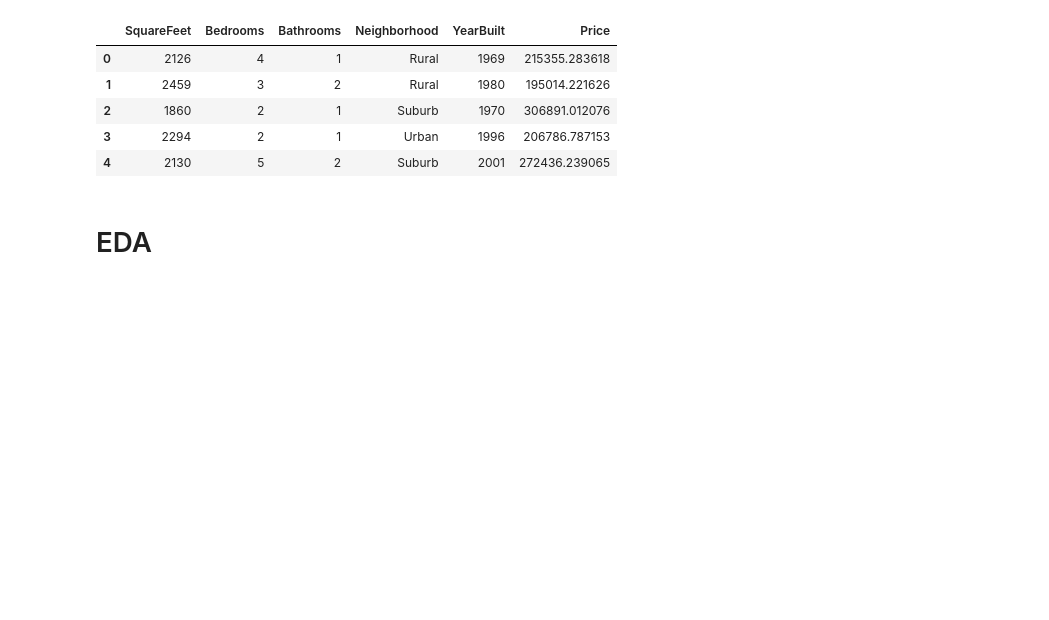
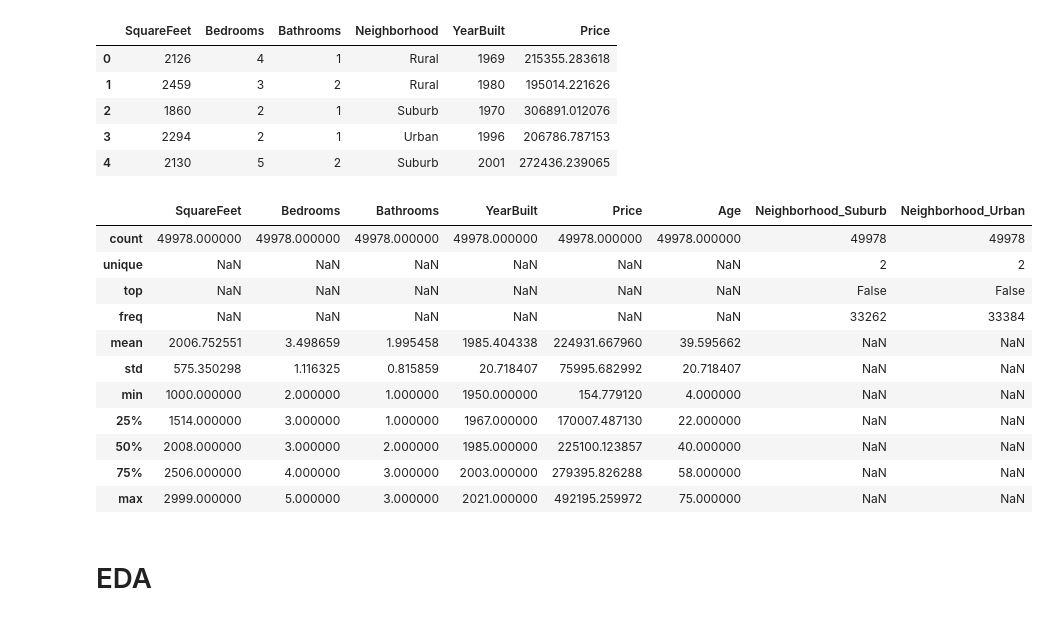
Before and after one commit to Purnimabhattrai/Agentic_AI, a Jupyter notebook: Chapter2_Review_of_ML_Concepts.ipynb, the cells around one changed output. Cells and saved outputs as stored; diff of their text form; code cells hidden in the pictures; blank space fills up the shorter version.

Commit message:
Liner Regression o housing data

```diff
--- a/Chapter2_Review_of_ML_Concepts.ipynb
+++ b/Chapter2_Review_of_ML_Concepts.ipynb
@@ -368,5 +378,5 @@ Archive:  /content/archive.zip
 # %%
-house_price_df = pd.read_csv("/content/housing_price_dataset.csv")
+house_price_df = pd.read_csv("./content/housing_price_dataset.csv")
 # %%
 house_price_df.head()
 # %% [output]
@@ -376,6 +386,21 @@ house_price_df.head()
 | 2 | 1860 | 2 | 1 | Suburb | 1970 | 306891.012076 |
 | 3 | 2294 | 2 | 1 | Urban | 1996 | 206786.787153 |
 | 4 | 2130 | 5 | 2 | Suburb | 2001 | 272436.239065 |
+# %%
+house_price_df.describe(include='all')
+# %% [output]
+|  | SquareFeet | Bedrooms | Bathrooms | YearBuilt | Price | Age | Neighborhood_Suburb | Neighborhood_Urban |
+| count | 49978.000000 | 49978.000000 | 49978.000000 | 49978.000000 | 49978.000000 | 49978.000000 | 49978 | 49978 |
+| unique | NaN | NaN | NaN | NaN | NaN | NaN | 2 | 2 |
+| top | NaN | NaN | NaN | NaN | NaN | NaN | False | False |
+| freq | NaN | NaN | NaN | NaN | NaN | NaN | 33262 | 33384 |
+| mean | 2006.752551 | 3.498659 | 1.995458 | 1985.404338 | 224931.667960 | 39.595662 | NaN | NaN |
+| std | 575.350298 | 1.116325 | 0.815859 | 20.718407 | 75995.682992 | 20.718407 | NaN | NaN |
+| min | 1000.000000 | 2.000000 | 1.000000 | 1950.000000 | 154.779120 | 4.000000 | NaN | NaN |
+| 25% | 1514.000000 | 3.000000 | 1.000000 | 1967.000000 | 170007.487130 | 22.000000 | NaN | NaN |
+| 50% | 2008.000000 | 3.000000 | 2.000000 | 1985.000000 | 225100.123857 | 40.000000 | NaN | NaN |
+| 75% | 2506.000000 | 4.000000 | 3.000000 | 2003.000000 | 279395.826288 | 58.000000 | NaN | NaN |
+| max | 2999.000000 | 5.000000 | 3.000000 | 2021.000000 | 492195.259972 | 75.000000 | NaN | NaN |
 # %% [markdown]
 # EDA
 # %%
```
Also changed, not shown: parts of 12 cells of this notebook, 1 other file.
